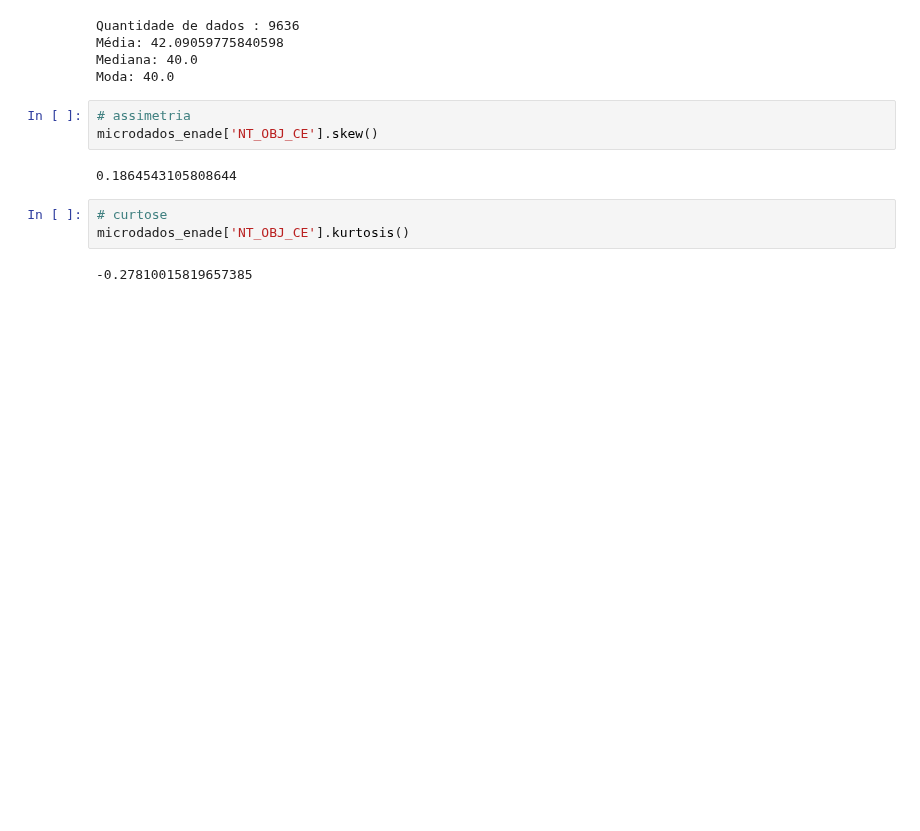
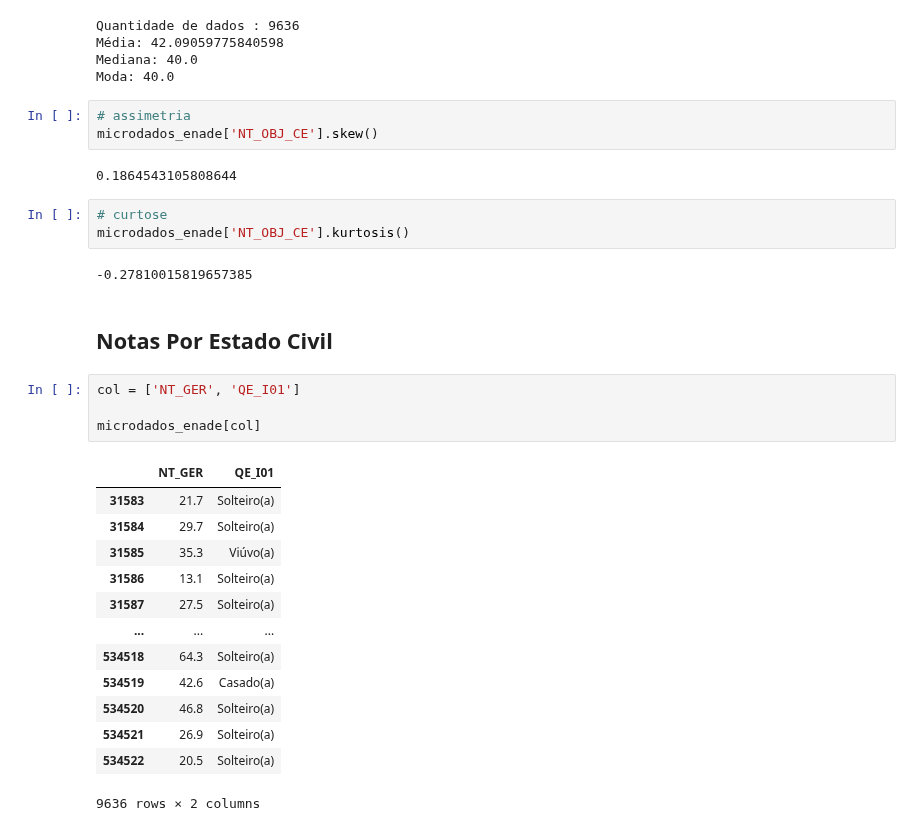
Before and after one commit to daianeklein/cursos-bootcamps, a Jupyter notebook: Projeto-INEP/Projeto-INEP.ipynb, the cells around one changed output. Cells and saved outputs as stored; diff of their text form; blank space fills up the shorter version.

```diff
--- a/Projeto-INEP/Projeto-INEP.ipynb
+++ b/Projeto-INEP/Projeto-INEP.ipynb
@@ -782,3 +782,23 @@ microdados_enade['NT_OBJ_CE'].skew()
 microdados_enade['NT_OBJ_CE'].kurtosis()
 # %% [output]
 -0.27810015819657385
+# %% [markdown]
+## Notas Por Estado Civil
+# %%
+col = ['NT_GER', 'QE_I01']
+
+microdados_enade[col]
+# %% [output]
+|  | NT_GER | QE_I01 |
+| 31583 | 21.7 | Solteiro(a) |
+| 31584 | 29.7 | Solteiro(a) |
+| 31585 | 35.3 | Viúvo(a) |
+| 31586 | 13.1 | Solteiro(a) |
+| 31587 | 27.5 | Solteiro(a) |
+| ... | ... | ... |
+| 534518 | 64.3 | Solteiro(a) |
+| 534519 | 42.6 | Casado(a) |
+| 534520 | 46.8 | Solteiro(a) |
+| 534521 | 26.9 | Solteiro(a) |
+| 534522 | 20.5 | Solteiro(a) |
+9636 rows × 2 columns
```
Also changed, not shown: parts of 4 cells of this notebook.
